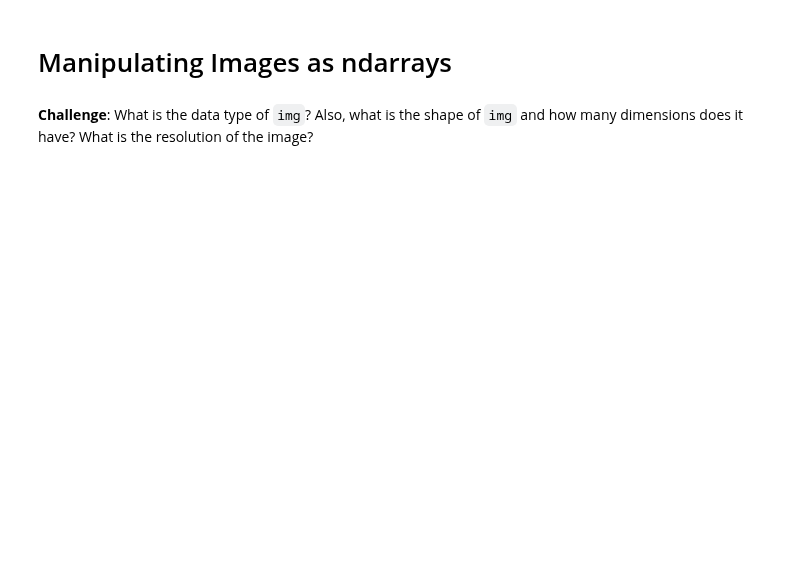
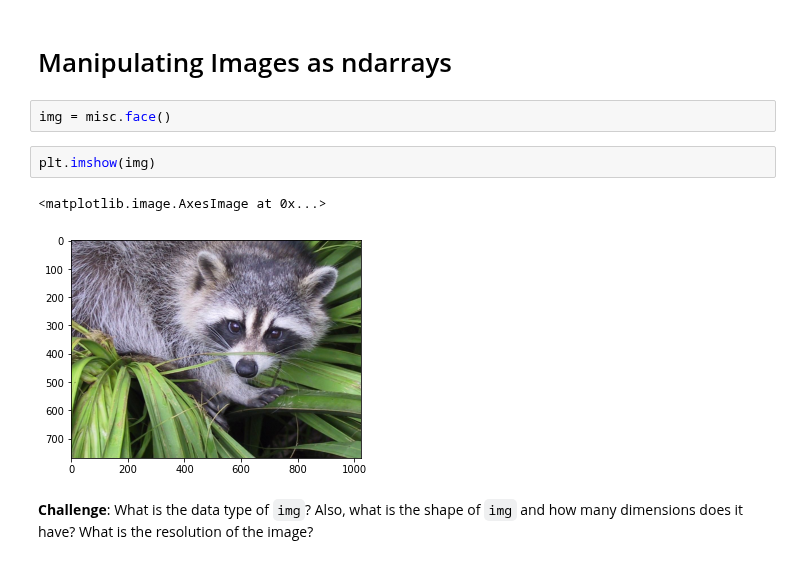
Before and after one commit to 2tzz/100Days_Python_Udemy, a Jupyter notebook: Logs/day77/Computation with NumPy/Computation_with_NumPy_and_N_Dimensional_Arrays.ipynb, the cells around one changed output. Cells and saved outputs as stored; diff of their text form; blank space fills up the shorter version.

```diff
--- a/Logs/day77/Computation with NumPy/Computation_with_NumPy_and_N_Dimensional_Arrays.ipynb
+++ b/Logs/day77/Computation with NumPy/Computation_with_NumPy_and_N_Dimensional_Arrays.ipynb
@@ -118,4 +330,11 @@ Dimensions of result: (4x2)*(2x3)=(4x3)
 # %% [markdown]
 # Manipulating Images as ndarrays
+# %%
+img = misc.face()
+# %%
+plt.imshow(img)
+# %% [output]
+<matplotlib.image.AxesImage at 0x...>
+[figure, added]
 # %% [markdown]
 **Challenge**: What is the data type of `img`? Also, what is the shape of `img` and how many dimensions does it have? What is the resolution of the image?
```
Also changed, not shown: parts of 55 cells of this notebook.
